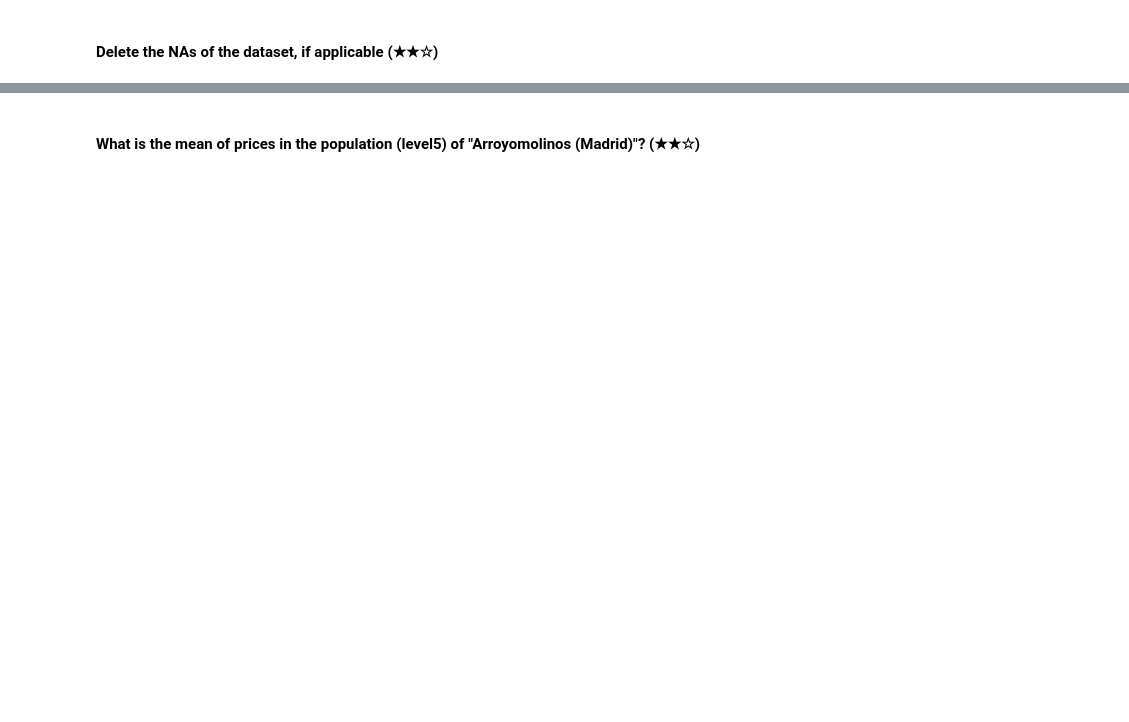
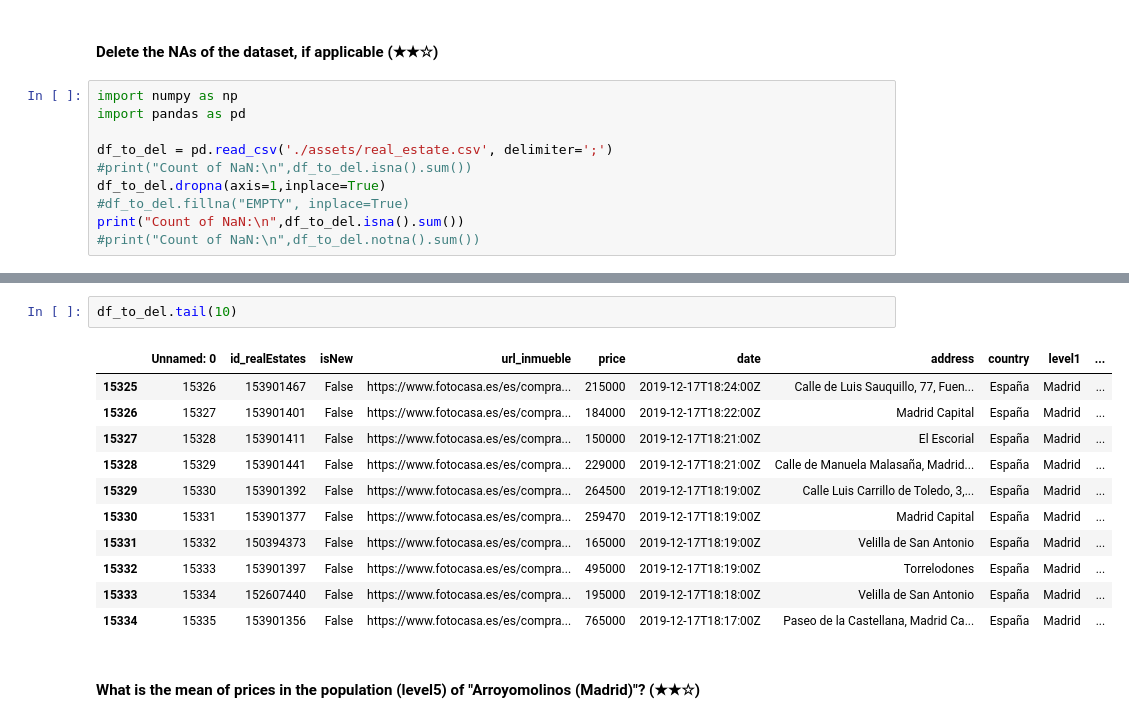
Before and after one commit to xalejandrow/realestate-datacleanup-exercise, a Jupyter notebook: project.ipynb, the cells around one changed output, grey strips where cells are left out. Drawn from its saved outputs; the diff is of its cells as text; blank space fills up the shorter version.

```diff
--- a/project.ipynb
+++ b/project.ipynb
@@ -121,2 +267,12 @@ Min Price:
 # %% [markdown]
 #### Delete the NAs of the dataset, if applicable (★★☆)
+# %%
+import numpy as np
+import pandas as pd
+
+df_to_del = pd.read_csv('./assets/real_estate.csv', delimiter=';')
+#print("Count of NaN:\n",df_to_del.isna().sum())
+df_to_del.dropna(axis=1,inplace=True)
+#df_to_del.fillna("EMPTY", inplace=True)
+print("Count of NaN:\n",df_to_del.isna().sum())
+#print("Count of NaN:\n",df_to_del.notna().sum())
@@ -123,2 +297,16 @@ Min Price:
+# %%
+df_to_del.tail(10)
+# %% [output]
+|  | Unnamed: 0 | id_realEstates | isNew | url_inmueble | price | date | address | country | level1 | ... |
+| 15325 | 15326 | 153901467 | False | https://www.fotocasa.es/es/compra... | 215000 | 2019-12-17T18:24:00Z | Calle de Luis Sauquillo, 77, Fuen... | España | Madrid | ... |
+| 15326 | 15327 | 153901401 | False | https://www.fotocasa.es/es/compra... | 184000 | 2019-12-17T18:22:00Z | Madrid Capital | España | Madrid | ... |
+| 15327 | 15328 | 153901411 | False | https://www.fotocasa.es/es/compra... | 150000 | 2019-12-17T18:21:00Z | El Escorial | España | Madrid | ... |
+| 15328 | 15329 | 153901441 | False | https://www.fotocasa.es/es/compra... | 229000 | 2019-12-17T18:21:00Z | Calle de Manuela Malasaña, Madrid... | España | Madrid | ... |
+| 15329 | 15330 | 153901392 | False | https://www.fotocasa.es/es/compra... | 264500 | 2019-12-17T18:19:00Z | Calle Luis Carrillo de Toledo, 3,... | España | Madrid | ... |
+| 15330 | 15331 | 153901377 | False | https://www.fotocasa.es/es/compra... | 259470 | 2019-12-17T18:19:00Z | Madrid Capital | España | Madrid | ... |
+| 15331 | 15332 | 150394373 | False | https://www.fotocasa.es/es/compra... | 165000 | 2019-12-17T18:19:00Z | Velilla de San Antonio | España | Madrid | ... |
+| 15332 | 15333 | 153901397 | False | https://www.fotocasa.es/es/compra... | 495000 | 2019-12-17T18:19:00Z | Torrelodones | España | Madrid | ... |
+| 15333 | 15334 | 152607440 | False | https://www.fotocasa.es/es/compra... | 195000 | 2019-12-17T18:18:00Z | Velilla de San Antonio | España | Madrid | ... |
+| 15334 | 15335 | 153901356 | False | https://www.fotocasa.es/es/compra... | 765000 | 2019-12-17T18:17:00Z | Paseo de la Castellana, Madrid Ca... | España | Madrid | ... |
 # %% [markdown]
 #### What is the mean of prices in the population (level5) of "Arroyomolinos (Madrid)"? (★★☆)
```
Also changed, not shown: parts of 14 cells of this notebook.
